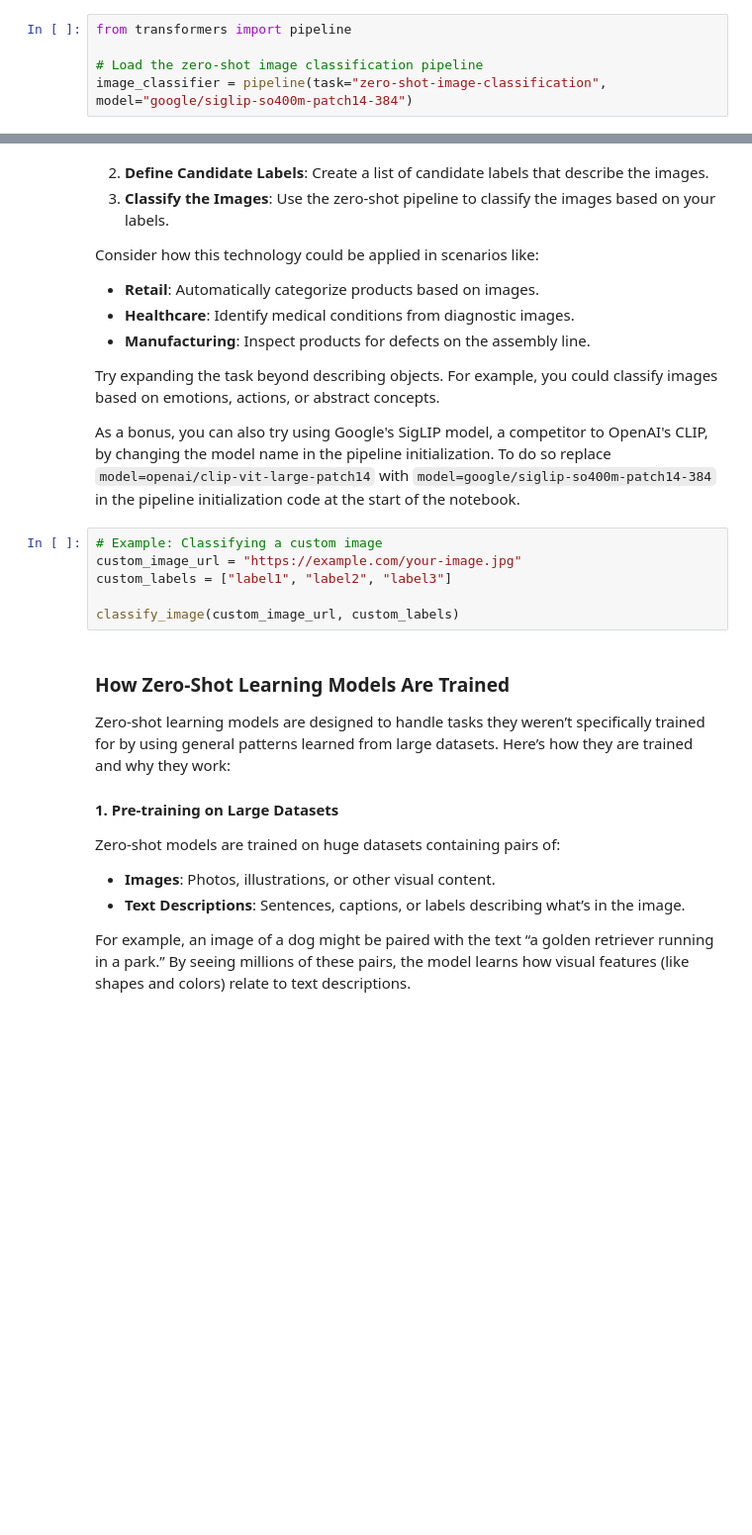
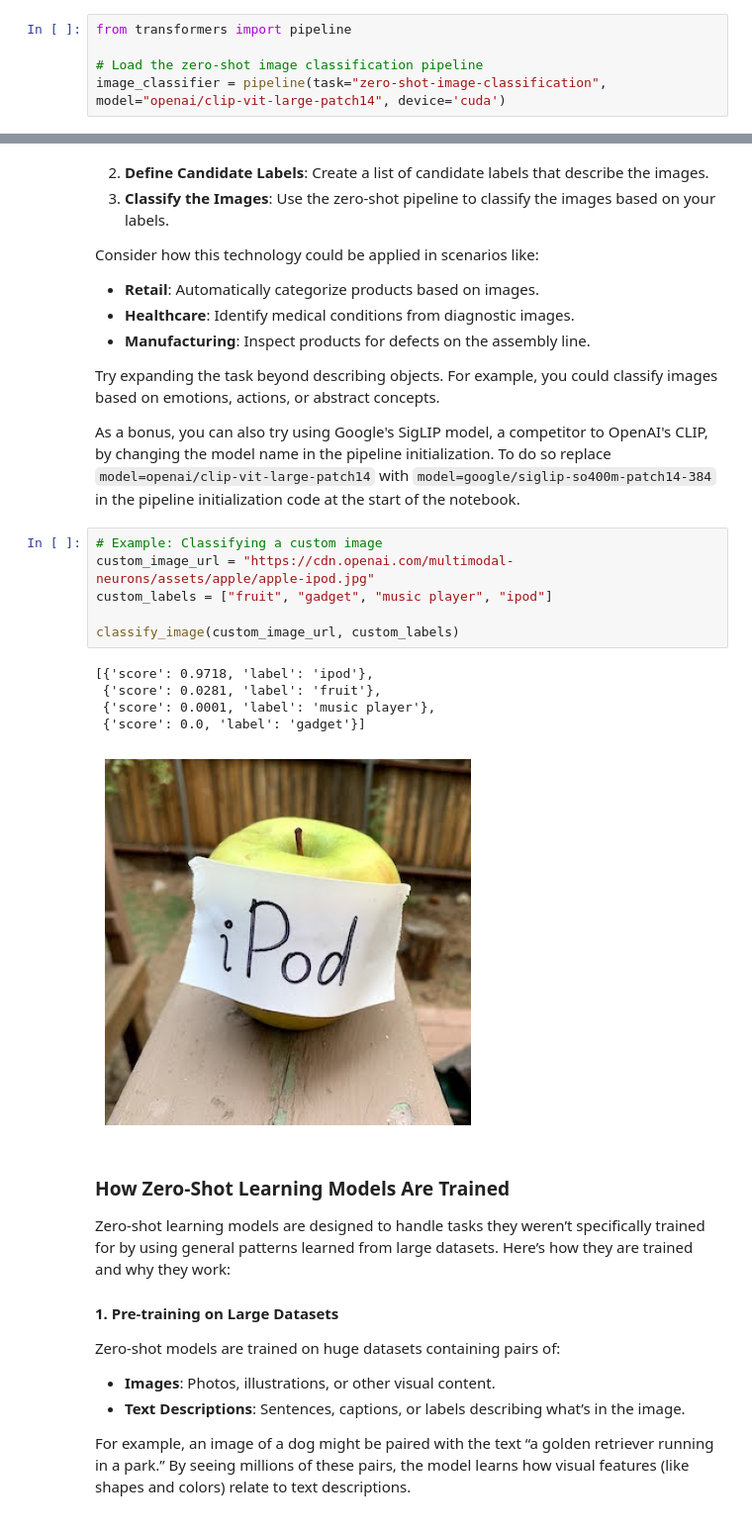
Before and after one commit to CARTE-Toronto/mitsubishi-workshop, a Jupyter notebook: labs_answered/lab_2_0_zero_shot_classification_answered.ipynb, the cells around one changed output, grey strips where cells are left out. Shown at 99% size. Cells and saved outputs as stored; diff of their text form; blank space fills up the shorter version.

```diff
--- a/labs_answered/lab_2_0_zero_shot_classification_answered.ipynb
+++ b/labs_answered/lab_2_0_zero_shot_classification_answered.ipynb
@@ -31,7 +31,7 @@ We’ll use the transformers library to load a zero-shot image classification pi
 from transformers import pipeline
 
 # Load the zero-shot image classification pipeline
-image_classifier = pipeline(task="zero-shot-image-classification", model="google/siglip-so400m-patch14-384")
+image_classifier = pipeline(task="zero-shot-image-classification", model="openai/clip-vit-large-patch14", device='cuda')
 # %% [markdown]
 Step 2: Try an Example Image
 
@@ -115,10 +130,16 @@ Try expanding the task beyond describing objects. For example, you could classif
 As a bonus, you can also try using Google's SigLIP model, a competitor to OpenAI's CLIP, by changing the model name in the pipeline initialization. To do so replace `model=openai/clip-vit-large-patch14` with `model=google/siglip-so400m-patch14-384` in the pipeline initialization code at the start of the notebook.
 # %%
 # Example: Classifying a custom image
-custom_image_url = "https://example.com/your-image.jpg"
-custom_labels = ["label1", "label2", "label3"]
+custom_image_url = "https://cdn.openai.com/multimodal-neurons/assets/apple/apple-ipod.jpg"
+custom_labels = ["fruit", "gadget", "music player", "ipod"]
 
 classify_image(custom_image_url, custom_labels)
+# %% [output]
+[{'score': 0.9718, 'label': 'ipod'},
+ {'score': 0.0281, 'label': 'fruit'},
+ {'score': 0.0001, 'label': 'music player'},
+ {'score': 0.0, 'label': 'gadget'}]
+[figure, added]
 # %% [markdown]
 ### How Zero-Shot Learning Models Are Trained
 
```
Also changed, not shown: parts of 5 cells of this notebook, 5 other files.
